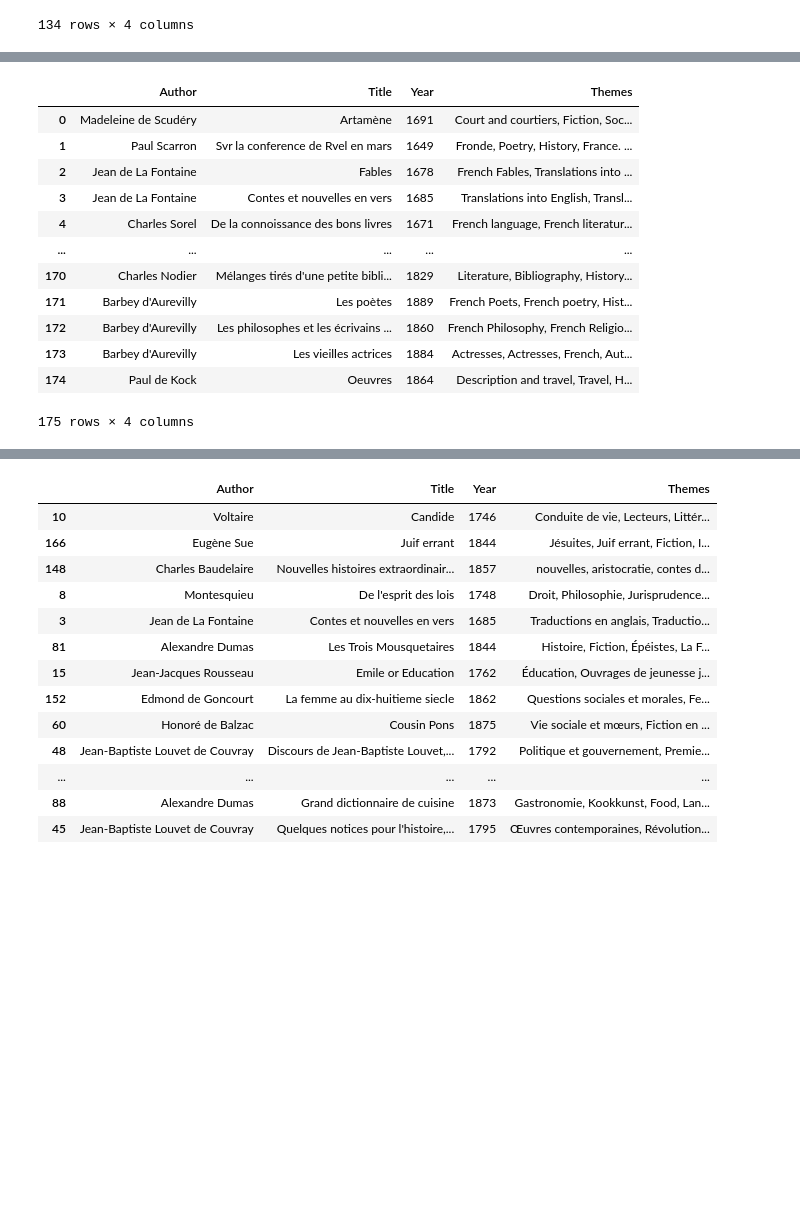
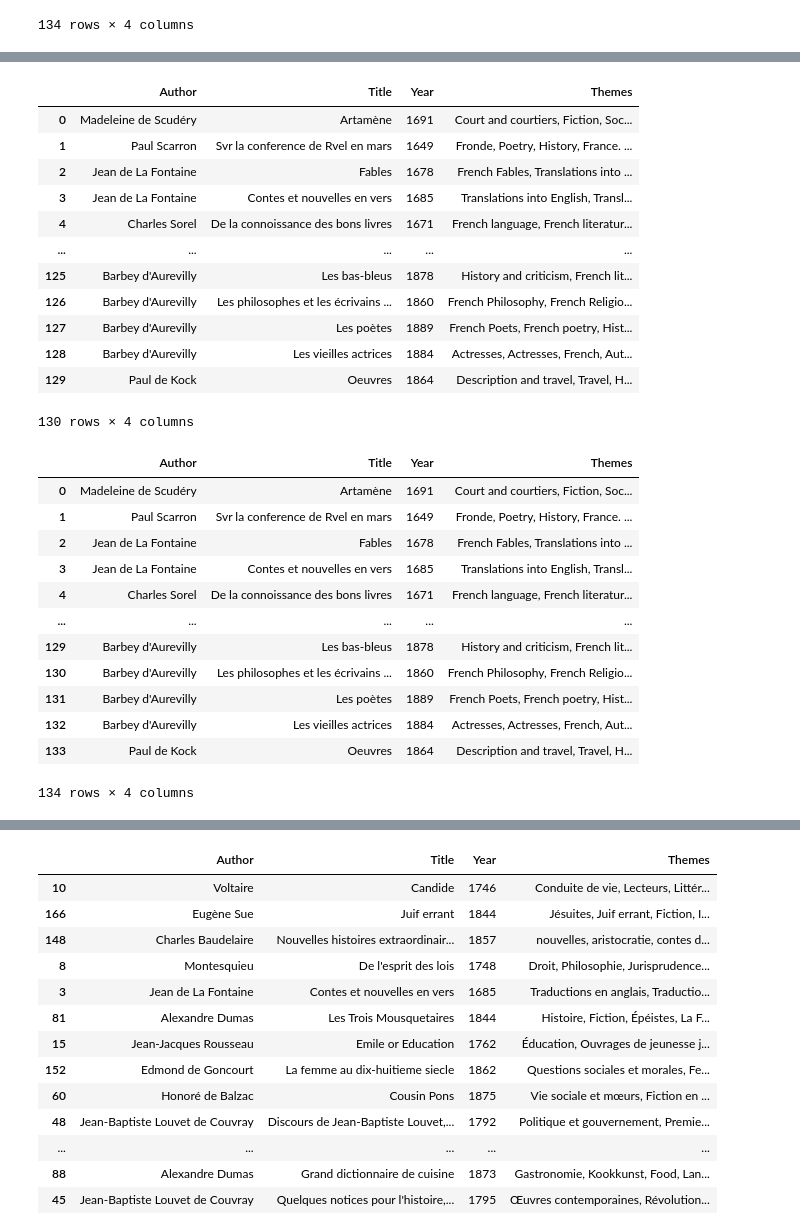
Before and after one commit to lucas-cumunel/libroguessr, a Jupyter notebook: API_Df.ipynb, the cells around one changed output, grey strips where cells are left out. Cells and saved outputs as stored; diff of their text form; code cells hidden in the pictures; blank space fills up the shorter version.

Commit message:
Supprimer les titres en doublon (il reste des erreurs pour les titres en doublon mais dans des langues différentes)

```diff
--- a/API_Df.ipynb
+++ b/API_Df.ipynb
@@ -168,0 +192,29 @@ df_books
+# %%
+#TODO commencer par traduire les titres en Français car malgré cela, il reste des titres similaires
+# Remove similar titles
+from fuzzywuzzy import fuzz
+
+threshold = 85  # Similarity threshold
+
+# To avoid index problems, we run the loop in the opposite direction
+for i in range(len(df_books) - 1, 0, -1):
+    if df_books['Author'][i] == df_books['Author'][i - 1]:  # Si les auteurs sont identiques
+        similarity = fuzz.ratio(df_books['Title'][i], df_books['Title'][i - 1])  # Similarité entre les titres
+        if similarity > threshold:  # Supprime si les titres sont trop similaires
+            df_books = df_books.drop(index=i).reset_index(drop=True)
+
+df_books
+# %% [output]
+|  | Author | Title | Year | Themes |
+| 0 | Madeleine de Scudéry | Artamène | 1691 | Court and courtiers, Fiction, Soc... |
+| 1 | Paul Scarron | Svr la conference de Rvel en mars | 1649 | Fronde, Poetry, History, France. ... |
+| 2 | Jean de La Fontaine | Fables | 1678 | French Fables, Translations into ... |
+| 3 | Jean de La Fontaine | Contes et nouvelles en vers | 1685 | Translations into English, Transl... |
+| 4 | Charles Sorel | De la connoissance des bons livres | 1671 | French language, French literatur... |
+| ... | ... | ... | ... | ... |
+| 125 | Barbey d'Aurevilly | Les bas-bleus | 1878 | History and criticism, French lit... |
+| 126 | Barbey d'Aurevilly | Les philosophes et les écrivains ... | 1860 | French Philosophy, French Religio... |
+| 127 | Barbey d'Aurevilly | Les poètes | 1889 | French Poets, French poetry, Hist... |
+| 128 | Barbey d'Aurevilly | Les vieilles actrices | 1884 | Actresses, Actresses, French, Aut... |
+| 129 | Paul de Kock | Oeuvres | 1864 | Description and travel, Travel, H... |
+130 rows × 4 columns
@@ -169,7 +223,7 @@ df_books
 # %%
 df_books.to_csv('books0.csv', index=False)
 # %%
-df_books = pd.read_csv('/home/onyxia/work/libroguessr/Data/books1.csv')
+df_books = pd.read_csv('/home/onyxia/work/libroguessr/Data/books0.csv')
 df_books
 # %% [output]
 |  | Author | Title | Year | Themes |
@@ -179,12 +233,12 @@ df_books
 | 3 | Jean de La Fontaine | Contes et nouvelles en vers | 1685 | Translations into English, Transl... |
 | 4 | Charles Sorel | De la connoissance des bons livres | 1671 | French language, French literatur... |
 | ... | ... | ... | ... | ... |
-| 170 | Charles Nodier | Mélanges tirés d'une petite bibli... | 1829 | Literature, Bibliography, History... |
-| 171 | Barbey d'Aurevilly | Les poètes | 1889 | French Poets, French poetry, Hist... |
-| 172 | Barbey d'Aurevilly | Les philosophes et les écrivains ... | 1860 | French Philosophy, French Religio... |
-| 173 | Barbey d'Aurevilly | Les vieilles actrices | 1884 | Actresses, Actresses, French, Aut... |
-| 174 | Paul de Kock | Oeuvres | 1864 | Description and travel, Travel, H... |
+| 129 | Barbey d'Aurevilly | Les bas-bleus | 1878 | History and criticism, French lit... |
+| 130 | Barbey d'Aurevilly | Les philosophes et les écrivains ... | 1860 | French Philosophy, French Religio... |
+| 131 | Barbey d'Aurevilly | Les poètes | 1889 | French Poets, French poetry, Hist... |
+| 132 | Barbey d'Aurevilly | Les vieilles actrices | 1884 | Actresses, Actresses, French, Aut... |
+| 133 | Paul de Kock | Oeuvres | 1864 | Description and travel, Travel, H... |
-175 rows × 4 columns
+134 rows × 4 columns
 # %%
 df_books.sample(20)
 # %% [output]
```
Also changed, not shown: parts of 6 cells of this notebook.
